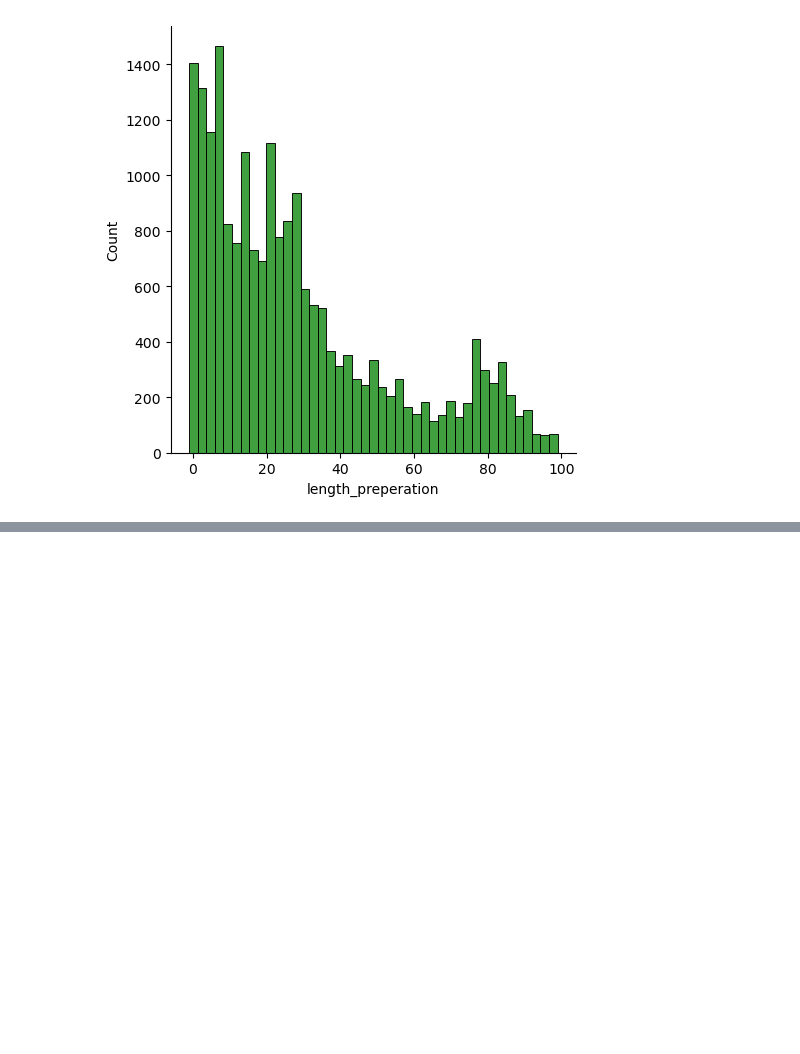
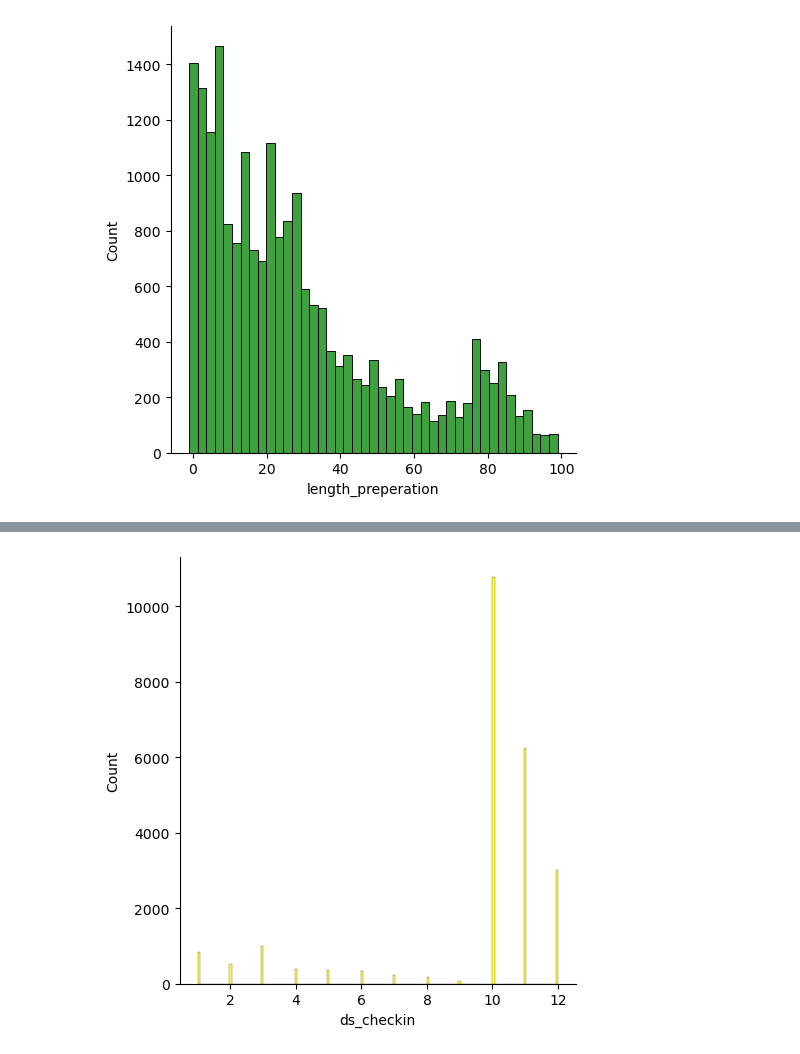
Before and after one commit to Piotr8706/Smaller_data_projects, a Jupyter notebook: Market Analysis in Dublin/Analysis.ipynb, the cells around one changed output, grey strips where cells are left out. Saved outputs shown, nothing was run; the diff lists cells and outputs as text; code cells hidden in the pictures; blank space fills up the shorter version.

```diff
--- a/Market Analysis in Dublin/Analysis.ipynb
+++ b/Market Analysis in Dublin/Analysis.ipynb
@@ -132,0 +148,10 @@ plt.show()
+# %%
+#Distribution of months of ds_checkin of searches
+
+checkin_month = pd.DatetimeIndex(searches['ds_checkin']).month
+
+#Distribution plot of length_preperation column
+sns.displot(checkin_month, color = 'yellow')
+plt.show()
+# %% [output]
+[figure, added]
```
Also changed, not shown: parts of 12 cells of this notebook, 3 other files.
